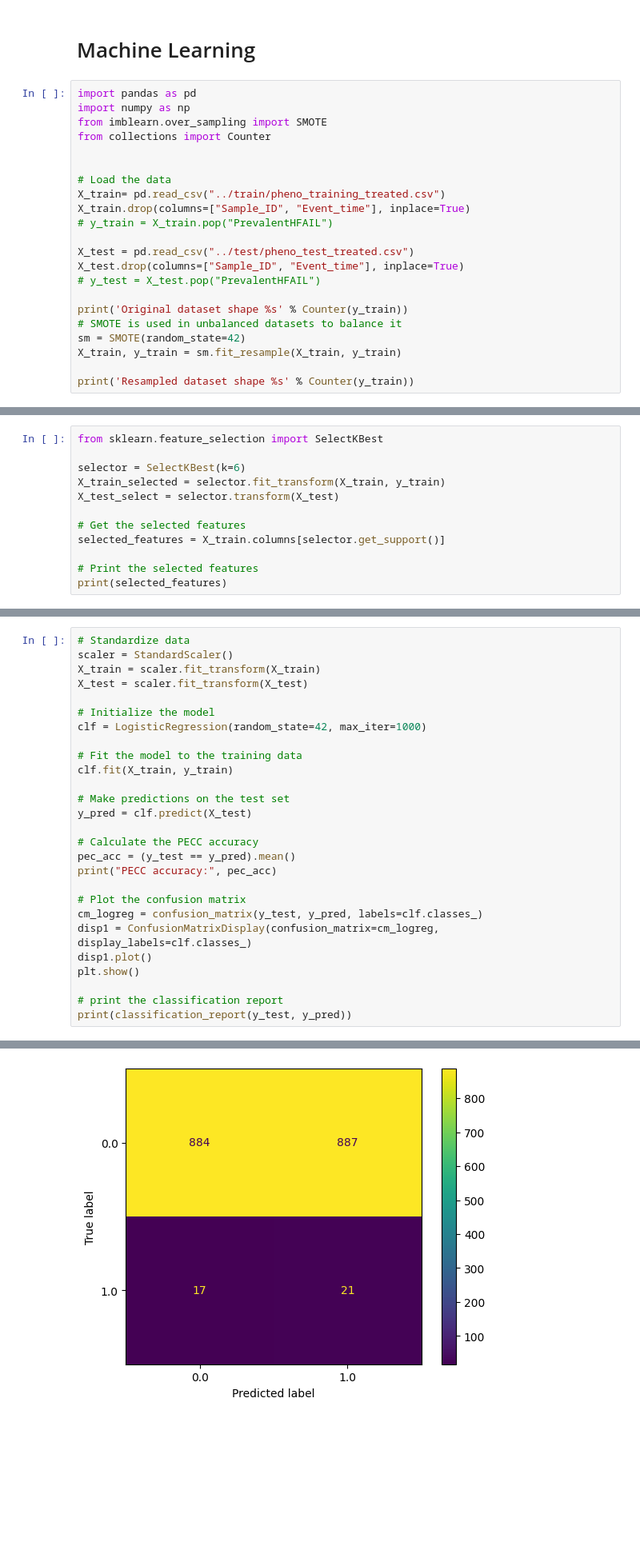
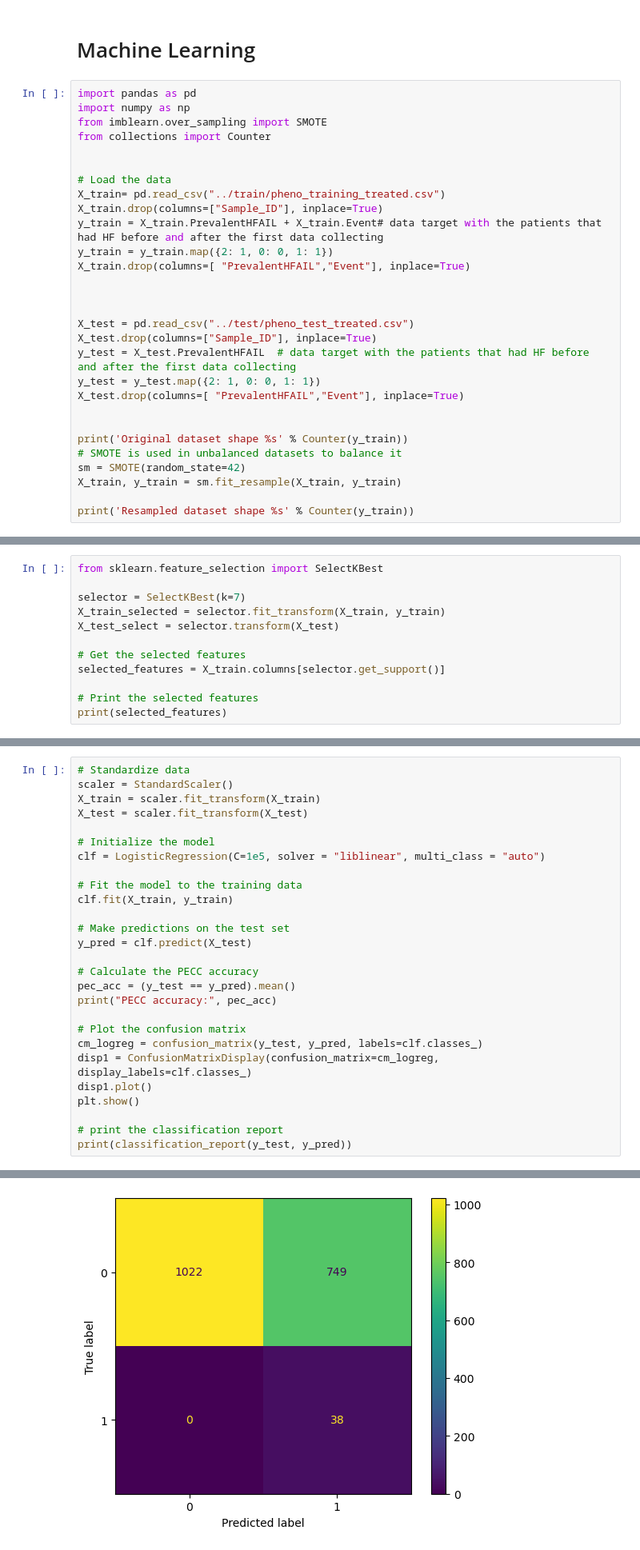
Before and after one commit to ruigomesbioinf/sib_dream_challenge, a Jupyter notebook: src/machine_learning.ipynb, the cells around one changed output, grey strips where cells are left out. Shown at 80% size. Saved outputs shown, nothing was run; the diff lists cells and outputs as text; blank space fills up the shorter version.

```diff
--- a/src/machine_learning.ipynb
+++ b/src/machine_learning.ipynb
@@ -9,12 +9,19 @@ from collections import Counter
 
 # Load the data
 X_train= pd.read_csv("../train/pheno_training_treated.csv")
-X_train.drop(columns=["Sample_ID", "Event_time"], inplace=True)
-# y_train = X_train.pop("PrevalentHFAIL")
+X_train.drop(columns=["Sample_ID"], inplace=True)
+y_train = X_train.PrevalentHFAIL + X_train.Event# data target with the patients that had HF before and after the first data collecting
+y_train = y_train.map({2: 1, 0: 0, 1: 1})
+X_train.drop(columns=[ "PrevalentHFAIL","Event"], inplace=True)
+
+
 
 X_test = pd.read_csv("../test/pheno_test_treated.csv")
-X_test.drop(columns=["Sample_ID", "Event_time"], inplace=True)
-# y_test = X_test.pop("PrevalentHFAIL")
+X_test.drop(columns=["Sample_ID"], inplace=True)
+y_test = X_test.PrevalentHFAIL  # data target with the patients that had HF before and after the first data collecting
+y_test = y_test.map({2: 1, 0: 0, 1: 1})
+X_test.drop(columns=[ "PrevalentHFAIL","Event"], inplace=True)
+
 
 print('Original dataset shape %s' % Counter(y_train))
 # SMOTE is used in unbalanced datasets to balance it
@@ -54,7 +61,7 @@ Deprecated in NumPy 1.20; for more details and guidance: https://numpy.org/devdo
 # %%
 from sklearn.feature_selection import SelectKBest
 
-selector = SelectKBest(k=6)
+selector = SelectKBest(k=7)
 X_train_selected = selector.fit_transform(X_train, y_train)
 X_test_select = selector.transform(X_test)
 
@@ -85,7 +92,7 @@ X_train = scaler.fit_transform(X_train)
 X_test = scaler.fit_transform(X_test)
 
 # Initialize the model
-clf = LogisticRegression(random_state=42, max_iter=1000)
+clf = LogisticRegression(C=1e5, solver = "liblinear", multi_class = "auto")
 
 # Fit the model to the training data
 clf.fit(X_train, y_train)
@@ -110,3 +117,3 @@ PECC accuracy: 0.5002763957987839
-[figure, old version]
+[figure, new version]
               precision    recall  f1-score   support
 
```
Also changed, not shown: parts of 6 cells of this notebook.
